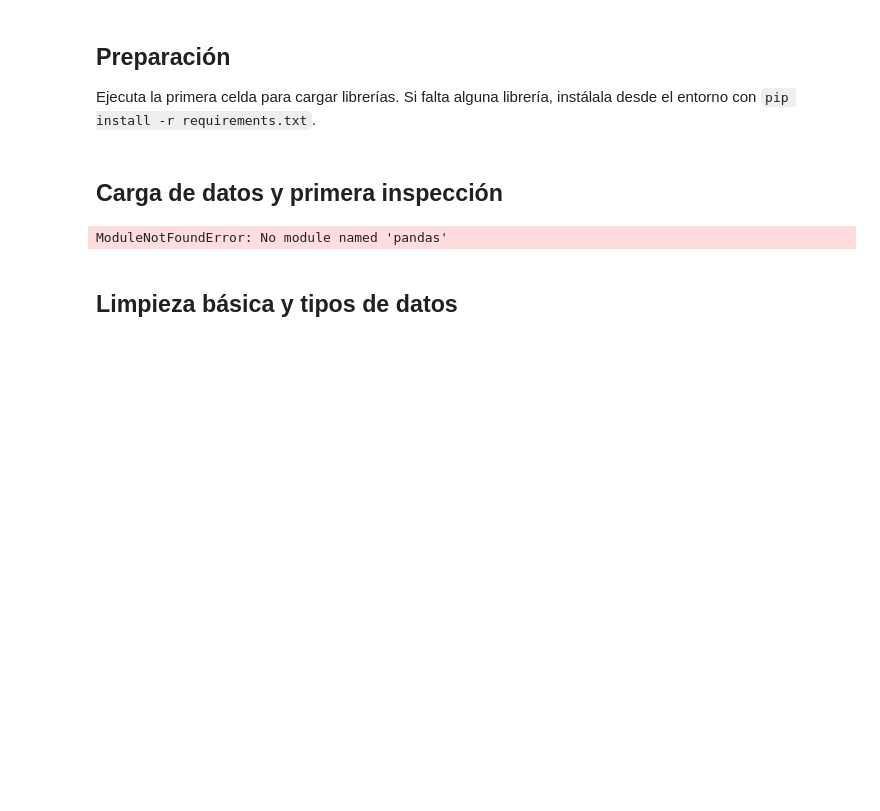
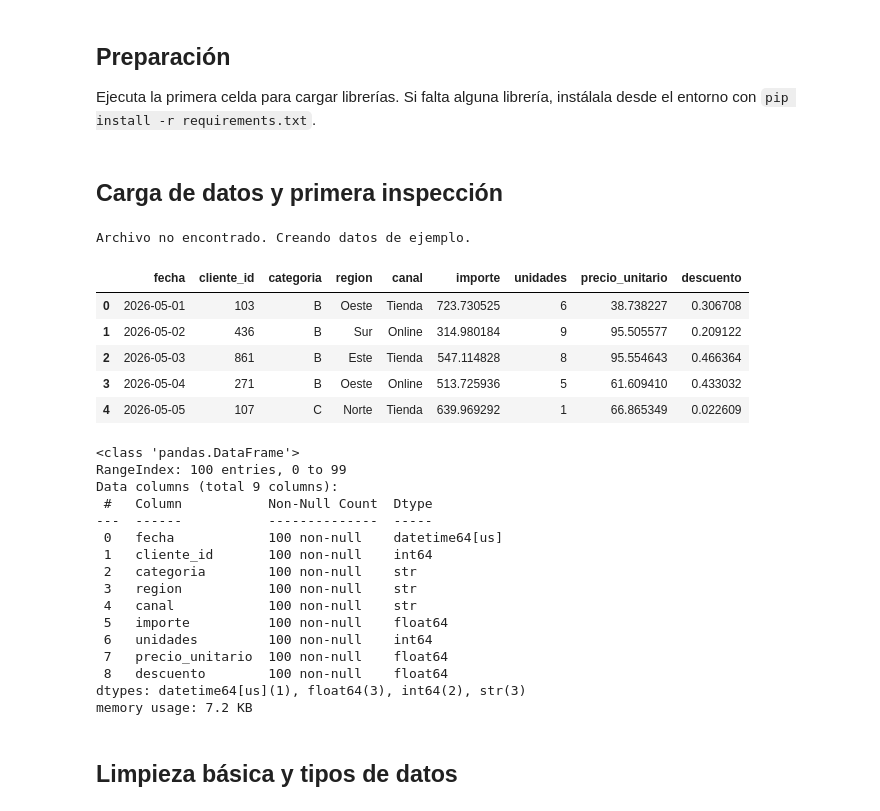
Before and after one commit to Mattortx/Big_Data_2026, a Jupyter notebook: notebooks/solucciones/01_bloque_I_iniciacion_python_eda_corregido.ipynb, the cells around one changed output. Saved outputs shown, nothing was run; the diff lists cells and outputs as text; code cells hidden in the pictures; blank space fills up the shorter version.

```diff
--- a/notebooks/solucciones/01_bloque_I_iniciacion_python_eda_corregido.ipynb
+++ b/notebooks/solucciones/01_bloque_I_iniciacion_python_eda_corregido.ipynb
@@ -15,25 +15,71 @@ Ejecuta la primera celda para cargar librerías. Si falta alguna librería, inst
 # %%
 import warnings
 warnings.filterwarnings("ignore")
 
 from pathlib import Path
 import numpy as np
 import pandas as pd
 
 try:
     import matplotlib.pyplot as plt
     HAS_MATPLOTLIB = True
 except ImportError:
     HAS_MATPLOTLIB = False
 
 DATA_DIR = Path("../data")
 pd.set_option("display.max_columns", 50)
 
-df = pd.read_csv(DATA_DIR / "ventas_mayo_2026.csv", parse_dates=["fecha"])
+try:
+    df = pd.read_csv(DATA_DIR / "ventas_mayo_2026.csv", parse_dates=["fecha"])
+except FileNotFoundError:
+    print("Archivo no encontrado. Creando datos de ejemplo.")
+    np.random.seed(42)
+    fechas = pd.date_range('2026-05-01', periods=100, freq='D')
+    regiones = np.random.choice(['Norte', 'Sur', 'Este', 'Oeste'], size=100, p=[0.4, 0.3, 0.2, 0.1])
+    canales = np.random.choice(['Online', 'Tienda'], size=100, p=[0.6, 0.4])
+    categoria = np.random.choice(['A', 'B', 'C'], size=100, p=[0.4, 0.35, 0.25])
+    importe_base = np.random.uniform(20, 1200, 100)
+    ajuste_region = np.where(regiones == 'Norte', 1.15,
+                      np.where(regiones == 'Sur', 1.0,
+                      np.where(regiones == 'Este', 0.95, 0.9)))
+    descuento = np.random.uniform(0, 0.4, 100)
+    df = pd.DataFrame({
+        'fecha': fechas,
+        'cliente_id': np.random.randint(1, 1000, 100),
+        'categoria': categoria,
+        'region': regiones,
+        'canal': canales,
+        'importe': np.round(importe_base * ajuste_region, 2),
+        'unidades': np.random.randint(1, 10, 100),
+        'precio_unitario': np.round(np.random.uniform(10, 200, 100), 2),
+        'descuento': np.round(descuento, 2)
+    })
 display(df.head())
 df.info()
 # %% [output]
-ModuleNotFoundError: No module named 'pandas'
+Archivo no encontrado. Creando datos de ejemplo.
+|  | fecha | cliente_id | categoria | region | canal | importe | unidades | precio_unitario | descuento |
+| 0 | 2026-05-01 | 103 | B | Oeste | Tienda | 723.730525 | 6 | 38.738227 | 0.306708 |
+| 1 | 2026-05-02 | 436 | B | Sur | Online | 314.980184 | 9 | 95.505577 | 0.209122 |
+| 2 | 2026-05-03 | 861 | B | Este | Tienda | 547.114828 | 8 | 95.554643 | 0.466364 |
+| 3 | 2026-05-04 | 271 | B | Oeste | Online | 513.725936 | 5 | 61.609410 | 0.433032 |
+| 4 | 2026-05-05 | 107 | C | Norte | Tienda | 639.969292 | 1 | 66.865349 | 0.022609 |
+<class 'pandas.DataFrame'>
+RangeIndex: 100 entries, 0 to 99
+Data columns (total 9 columns):
+ #   Column           Non-Null Count  Dtype
+---  ------           --------------  -----
+ 0   fecha            100 non-null    datetime64[us]
+ 1   cliente_id       100 non-null    int64
+ 2   categoria        100 non-null    str
+ 3   region           100 non-null    str
+ 4   canal            100 non-null    str
+ 5   importe          100 non-null    float64
+ 6   unidades         100 non-null    int64
+ 7   precio_unitario  100 non-null    float64
+ 8   descuento        100 non-null    float64
+dtypes: datetime64[us](1), float64(3), int64(2), str(3)
+memory usage: 7.2 KB
 # %% [markdown]
 ## Limpieza básica y tipos de datos
 # %%
```
Also changed, not shown: parts of 4 cells of this notebook, 1 other file.
